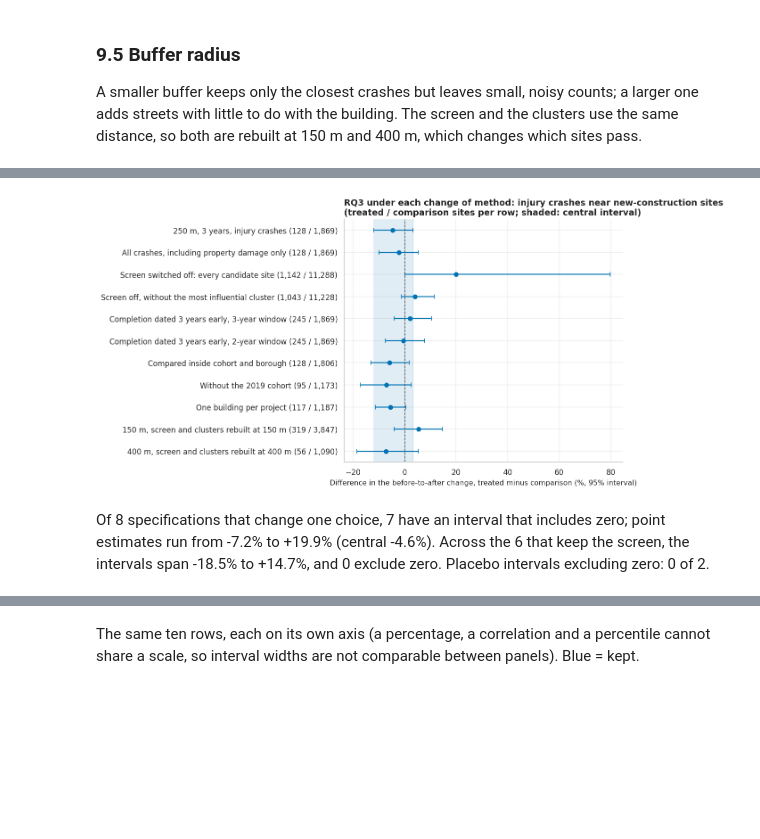
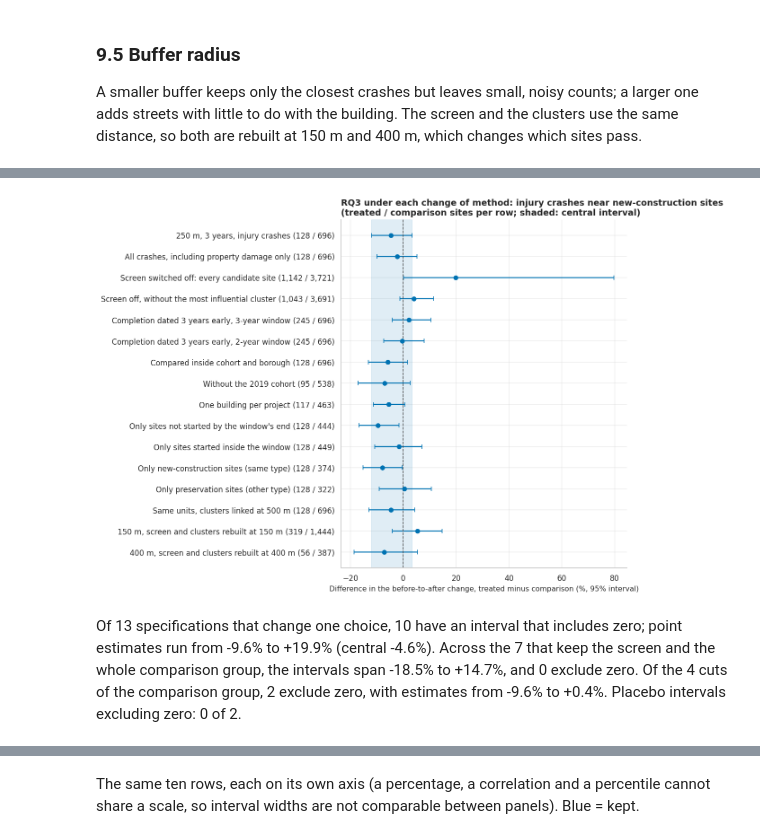
Before and after one commit to AhmedAtefYoussef/Data-Engineering-Visualization-Project, a Jupyter notebook: notebooks/NYC_Housing_Safety.ipynb, the cells around one changed output, grey strips where cells are left out. Saved outputs shown, nothing was run; the diff lists cells and outputs as text; code cells hidden in the pictures; blank space fills up the shorter version.

```diff
--- a/notebooks/NYC_Housing_Safety.ipynb
+++ b/notebooks/NYC_Housing_Safety.ipynb
@@ -4168,6 +4245,7 @@ def dose_response(sample, n_grid=DOSE_GRID_POINTS):
     adjusted = cohort_adjusted_change(change, treated, cohort_codes, len(cohort_labels))
     return {"estimate": float(boot["estimate"][0]), "low": float(boot["low"][0]), "high": float(boot["high"][0]),
             "n_treated": int(treated.sum()), "n_clusters": boot["n_clusters"],
+            "n_treated_clusters": int(sample.loc[treated, "cluster_id"].nunique()),
             "points": pd.DataFrame({"units": sample.loc[treated, "event_units"].to_numpy(dtype=float),
                                     "adjusted_change": adjusted[treated]}),
             "line": pd.DataFrame({"units": 2.0 ** grid, "fit": boot["estimate"][1:],
@@ -4207,6 +4285,7 @@ report("RQ4", "Does the before/after change in injury crashes at a new-construct
        extra=f"Units completed nearby range from {int(points['units'].min())} to {int(points['units'].max()):,} "
              f"(median {points['units'].median():.0f}); "
              f"{n_pct((dose_sample['event_buildings'] > 1).sum(), dose['n_treated'])} sites share their event with "
-             f"another building; {dose['n_clusters']:,} clusters are resampled.")
+             f"another building; {dose['n_clusters']:,} clusters are resampled, of which "
+             f"{dose['n_treated_clusters']:,} hold a new-construction site.")
 # %% [output]
 [figure]
@@ -5133,6 +5302,31 @@ one_per_project = estimate_check(
     "Projects", "One building per project")
 robustness_rows += [inside_borough, without_early, one_per_project]
 
+unit_start = sites["start_year"].astype("float64").to_numpy()[central_units["site_id"]]
+unit_cohort = central_units["cohort"].to_numpy()
+unit_is_treated = central_units["treated"].to_numpy()
+unit_is_new = (central_units["construction_type"].astype(str) == NEW_CONSTRUCTION).to_numpy()
+not_started = unit_start > unit_cohort + EVENT_WINDOW
+started_in_window = (unit_start > unit_cohort - EVENT_WINDOW) & (unit_start <= unit_cohort + EVENT_WINDOW)
+comparison_subsets = [("Only sites not started by the window's end", not_started),
+                      ("Only sites started inside the window", started_in_window),
+                      ("Only new-construction sites (same type)", unit_is_new),
+                      ("Only preservation sites (other type)", ~unit_is_new)]
+subset_rows = [estimate_check(central_units[unit_is_treated | subset], CHECK_COMPARISON_SUBSET, variant)
+               for variant, subset in comparison_subsets]
+robustness_rows += subset_rows
+# The same check on the before years of the first cut: the pre-period comparison of 8.3 on those comparison sites.
+subset_start = sites["start_year"].astype("float64").to_numpy()[new_build_sample["site_id"]]
+pretrend_not_started = event_did(
+    new_build_sample[new_build_sample["treated"].to_numpy()
+                     | (subset_start > new_build_sample["cohort"].to_numpy() + EVENT_WINDOW)],
+    before=PRE_COLUMNS[0], after=PRE_COLUMNS[-1])
+
+wide_clusters = connected_clusters(*site_neighbour_pairs(sites, WIDE_CLUSTER_M), len(sites))
+wide_cluster_row = estimate_check(central_units.assign(cluster_id=wide_clusters[central_units["site_id"]]), "Clusters",
+                                  f"Same units, clusters linked at {WIDE_CLUSTER_M} m")
+robustness_rows.append(wide_cluster_row)
+
 unlocated_by_year = PERCENT * (1 - crashes.groupby("year")["is_located"].mean())
 treated_projects = pd.Series(project_of_unit[central_units["treated"].to_numpy()]).value_counts()
 say(f"Inside cohort and borough: {reading(inside_borough)} ({inside_borough['n_comparison_dropped']} comparison "
@@ -5141,4 +5335,13 @@ say(f"Inside cohort and borough: {reading(inside_borough)} ({inside_borough['n_c
     f"later; without the {EARLY_COHORT} cohort: {reading(without_early)}. The {treated_projects.sum():,} treated "
     f"units belong to {len(treated_projects):,} projects, the largest with {treated_projects.max()} buildings; one "
     f"building per project: {reading(one_per_project)}.")
+comparison_rows_only = ~unit_is_treated
+treated_start_in_window = started_in_window[unit_is_treated]
+say(f"{pct(started_in_window[comparison_rows_only].sum(), comparison_rows_only.sum()):.1f}% of comparison rows start "
+    f"construction inside the window and {pct((~unit_is_new)[comparison_rows_only].sum(), comparison_rows_only.sum()):.1f}% "
+    f"are preservation sites; {pct(treated_start_in_window.sum(), len(treated_start_in_window)):.1f}% of treated rows have "
+    f"their start inside the window. " + " ".join(f"{row['variant']}: {reading(row)}." for row in subset_rows)
+    + f" Pre-period comparison (year {PRE_YEARS[0]} to {PRE_YEARS[-1]}) with the first cut: "
+      f"{fmt_ci(pretrend_not_started['percent_change'], pretrend_not_started['percent_low'], pretrend_not_started['percent_high'], 1, '%')}.")
+say(f"{wide_cluster_row['variant']}: {reading(wide_cluster_row)}.")
 # %% [output]
@@ -5249,6 +5521,6 @@ robustness_table = pd.DataFrame(robustness_rows)
 robustness_table["interval_excludes_zero"] = (robustness_table["low"] > 0) | (robustness_table["high"] < 0)
 assert not robustness_table.duplicated(["check", "variant"]).any()
 show_table(robustness_table.set_index(["check", "variant"])[
-    ["n_treated", "n_comparison", "n_resampled_units", "percent_change", "percent_low", "percent_high",
-     "p_value", "interval_excludes_zero"]].round(2))
+    ["n_treated", "n_comparison_sites", "n_comparison", "n_treated_clusters", "n_resampled_units", "percent_change",
+     "percent_low", "percent_high", "p_value", "interval_excludes_zero"]].round(2))
 # %% [output]
@@ -5268,25 +5545,30 @@ show_table(robustness_table.set_index(["check", "variant"])[
 # %%
 plotted = robustness_table[robustness_table["estimate"].notna()]
 fig, ax = plt.subplots(figsize=(11, 0.42 * len(plotted) + 1.6))
 ax.axvspan(central["percent_low"], central["percent_high"], color=PALETTE["treated"], alpha=0.12)
-interval_rows(ax, [f"{row.variant} ({row.n_treated:,} / {row.n_comparison:,})" for row in plotted.itertuples()],
+interval_rows(ax, [f"{row.variant} ({row.n_treated:,} / {row.n_comparison_sites:,})" for row in plotted.itertuples()],
               plotted["percent_change"], plotted["percent_low"], plotted["percent_high"],
               title="RQ3 under each change of method: injury crashes near new-construction sites\n"
                     "(treated / comparison sites per row; shaded: central interval)",
               xlabel=f"Difference in the before-to-after change, treated minus comparison (%, {CI_LEVEL:.0%} interval)")
 show(fig)
 # %% [output]
-[figure, old version]
+[figure, new version]
 # %%
 changed_rows = robustness_table[(robustness_table["kind"] == KIND_CHECK) & robustness_table["estimate"].notna()]
-screened_rows = changed_rows[changed_rows["keeps_screen"]]
+screened_rows = changed_rows[changed_rows["keeps_screen"]
+                             & (changed_rows["check"] != CHECK_COMPARISON_SUBSET)]
+cut_rows = changed_rows[changed_rows["check"] == CHECK_COMPARISON_SUBSET]
 placebo_rows = robustness_table[robustness_table["kind"] == KIND_PLACEBO]
 say(f"Of {len(changed_rows)} specifications that change one choice, {int((~changed_rows['interval_excludes_zero']).sum())} "
     f"have an interval that includes zero; point estimates run from {changed_rows['percent_change'].min():+.1f}% to "
     f"{changed_rows['percent_change'].max():+.1f}% (central {central['percent_change']:+.1f}%). Across the "
-    f"{len(screened_rows)} that keep the screen, the intervals span {screened_rows['percent_low'].min():+.1f}% to "
-    f"{screened_rows['percent_high'].max():+.1f}%, and {int(screened_rows['interval_excludes_zero'].sum())} exclude "
-    f"zero. Placebo intervals excluding zero: {int(placebo_rows['interval_excludes_zero'].sum())} of {len(placebo_rows)}.")
+    f"{len(screened_rows)} that keep the screen and the whole comparison group, the intervals span "
+    f"{screened_rows['percent_low'].min():+.1f}% to {screened_rows['percent_high'].max():+.1f}%, and "
+    f"{int(screened_rows['interval_excludes_zero'].sum())} exclude zero. Of the {len(cut_rows)} cuts of the comparison "
+    f"group, {int(cut_rows['interval_excludes_zero'].sum())} exclude zero, with estimates from "
+    f"{cut_rows['percent_change'].min():+.1f}% to {cut_rows['percent_change'].max():+.1f}%. Placebo intervals excluding "
+    f"zero: {int(placebo_rows['interval_excludes_zero'].sum())} of {len(placebo_rows)}.")
 # %% [output]
-Of 8 specifications that change one choice, 7 have an interval that includes zero; point estimates run from -7.2% to +19.9% (central -4.6%). Across the 6 that keep the screen, the intervals span -18.5% to +14.7%, and 0 exclude zero. Placebo intervals excluding zero: 0 of 2.
+Of 13 specifications that change one choice, 10 have an interval that includes zero; point estimates run from -9.6% to +19.9% (central -4.6%). Across the 7 that keep the screen and the whole comparison group, the intervals span -18.5% to +14.7%, and 0 exclude zero. Of the 4 cuts of the comparison group, 2 exclude zero, with estimates from -9.6% to +0.4%. Placebo intervals excluding zero: 0 of 2.
 # %% [markdown]
```
Also changed, not shown: parts of 73 cells of this notebook, 22 other files.
